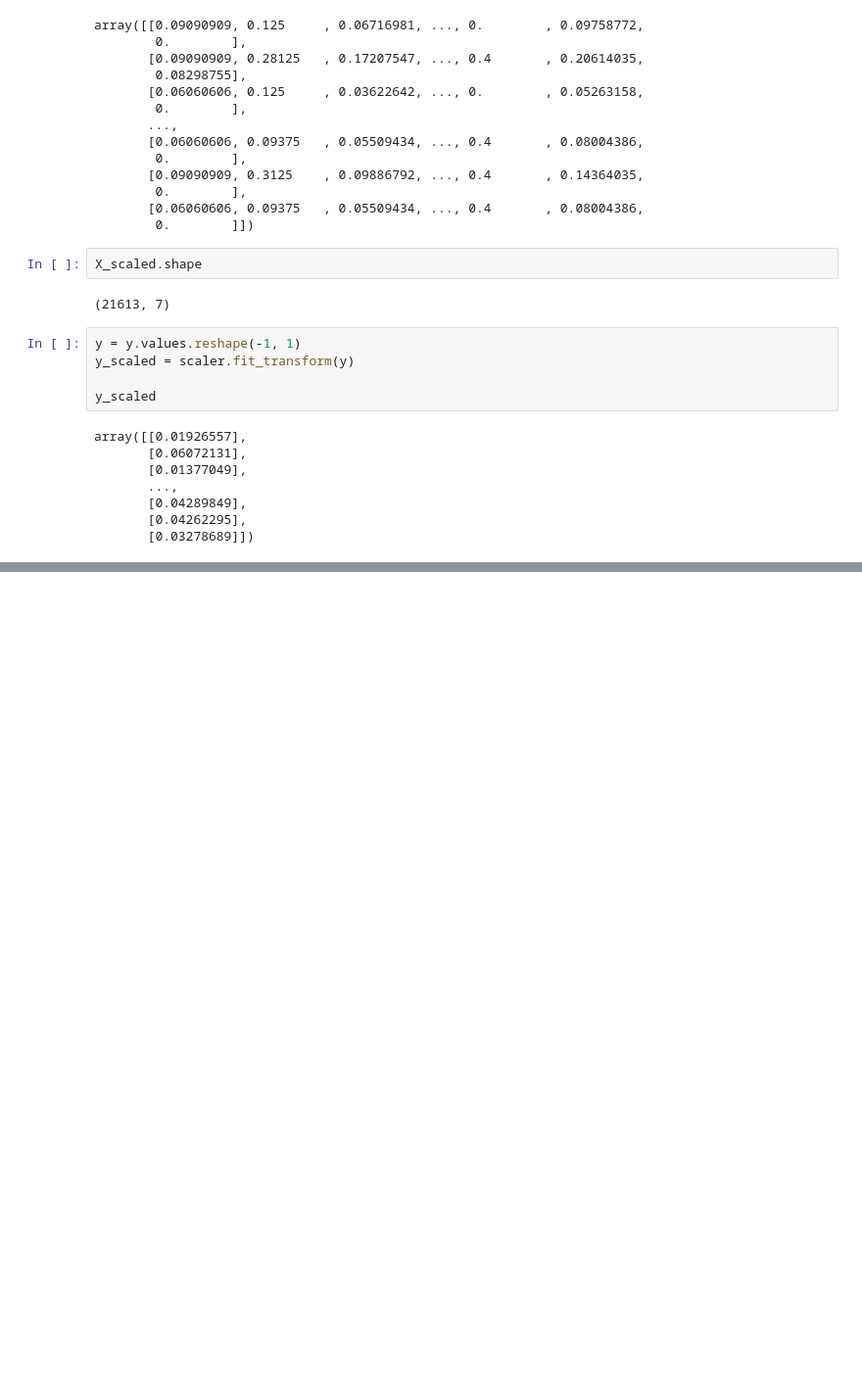
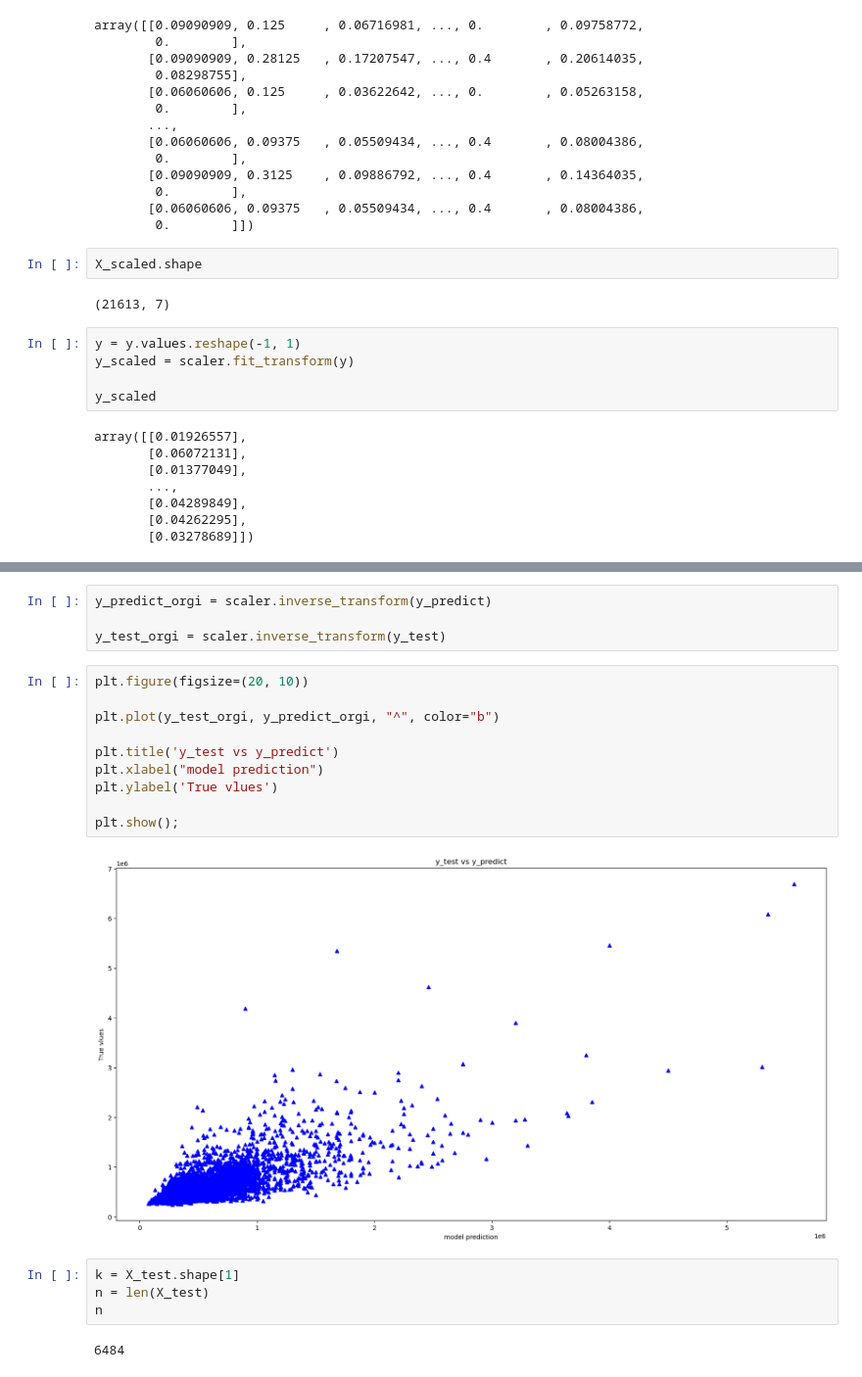
Before and after one commit to nobleyam/Deep-Learning-for-Real-Estate-Price-Prediction, a Jupyter notebook: Deep Learning for Real Estate Price Prediction.ipynb, the cells around one changed output, grey strips where cells are left out. Shown at 98% size. Saved outputs shown, nothing was run; the diff lists cells and outputs as text; blank space fills up the shorter version.

```diff
--- a/Deep Learning for Real Estate Price Prediction.ipynb
+++ b/Deep Learning for Real Estate Price Prediction.ipynb
@@ -226,0 +344,22 @@ array([[0.01926557],
+# %%
+y_predict_orgi = scaler.inverse_transform(y_predict)
+
+y_test_orgi = scaler.inverse_transform(y_test)
+# %%
+plt.figure(figsize=(20, 10))
+
+plt.plot(y_test_orgi, y_predict_orgi, "^", color="b")
+
+plt.title('y_test vs y_predict')
+plt.xlabel("model prediction")
+plt.ylabel('True vlues')
+
+plt.show();
+# %% [output]
+[figure, added]
+# %%
+k = X_test.shape[1]
+n = len(X_test)
+n
+# %% [output]
+6484
```
Also changed, not shown: parts of 24 cells of this notebook.
